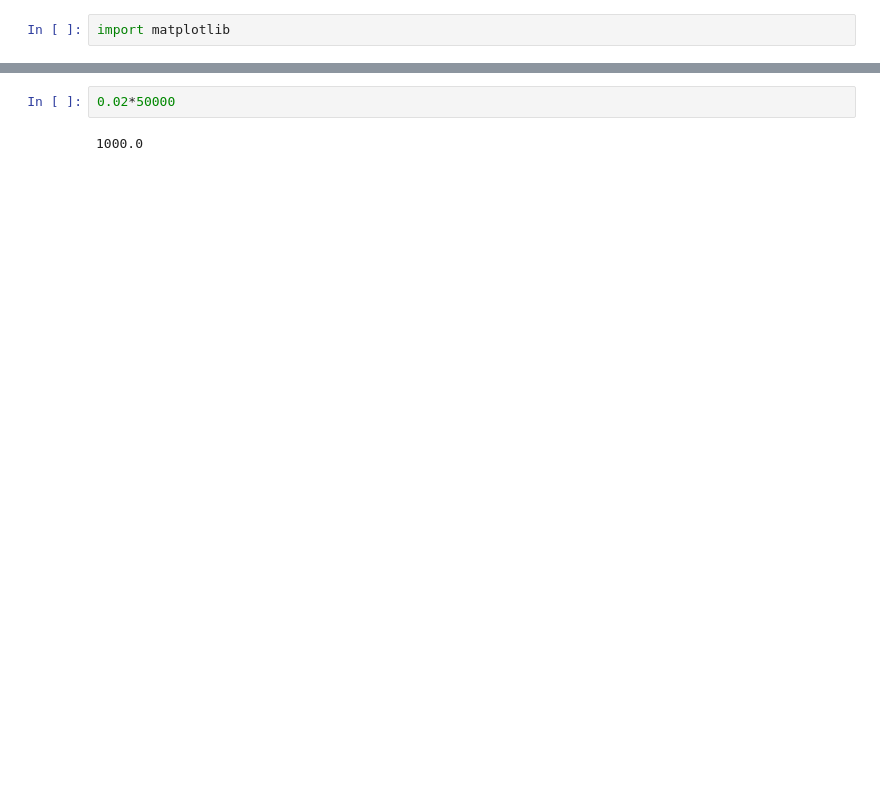
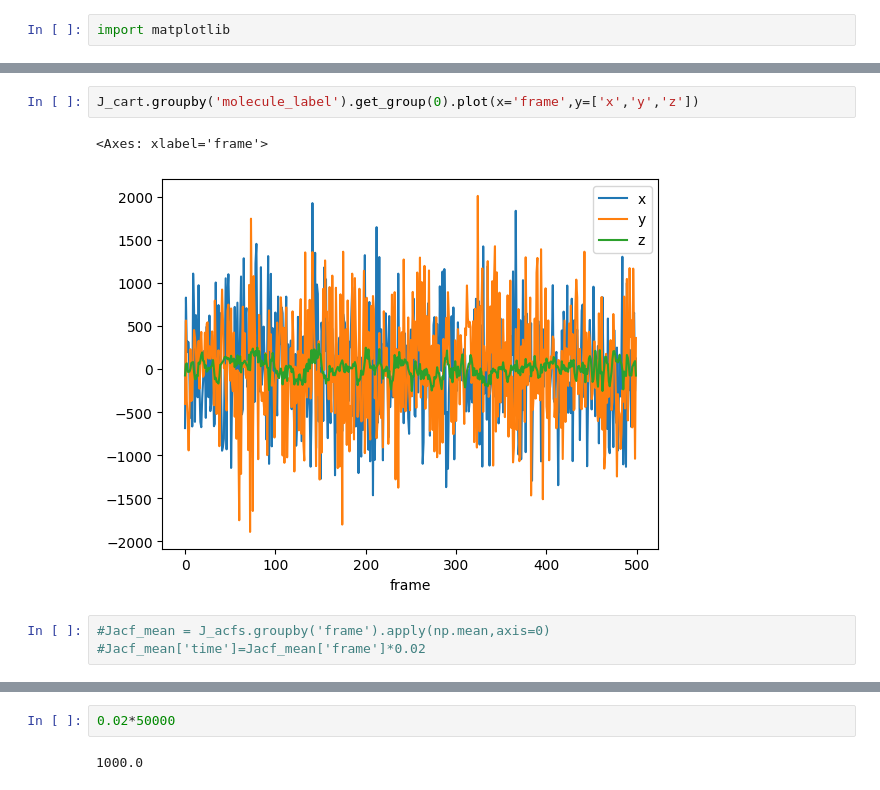
Before and after one commit to jautschbach/dynpy, a Jupyter notebook: scratch.ipynb, the cells around one changed output, grey strips where cells are left out. Drawn from its saved outputs; the diff is of its cells as text; blank space fills up the shorter version.

```diff
--- a/scratch.ipynb
+++ b/scratch.ipynb
@@ -132,0 +66,8 @@ NameError: name 'traj_dir' is not defined
+# %%
+J_cart.groupby('molecule_label').get_group(0).plot(x='frame',y=['x','y','z'])
+# %% [output]
+<Axes: xlabel='frame'>
+[figure, new version]
+# %%
+#Jacf_mean = J_acfs.groupby('frame').apply(np.mean,axis=0)
+#Jacf_mean['time']=Jacf_mean['frame']*0.02
```
Also changed, not shown: parts of 53 cells of this notebook, 6 other files.
